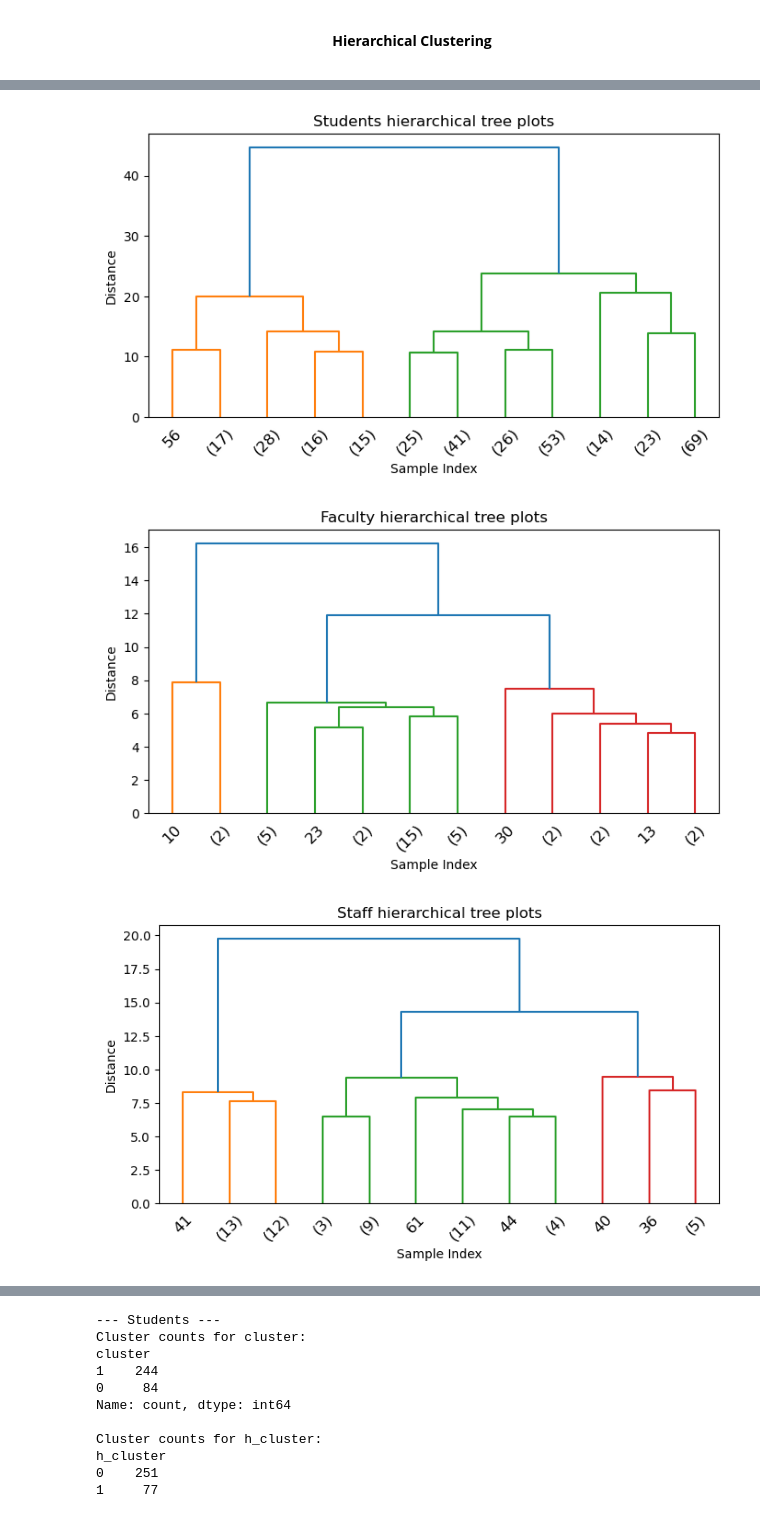
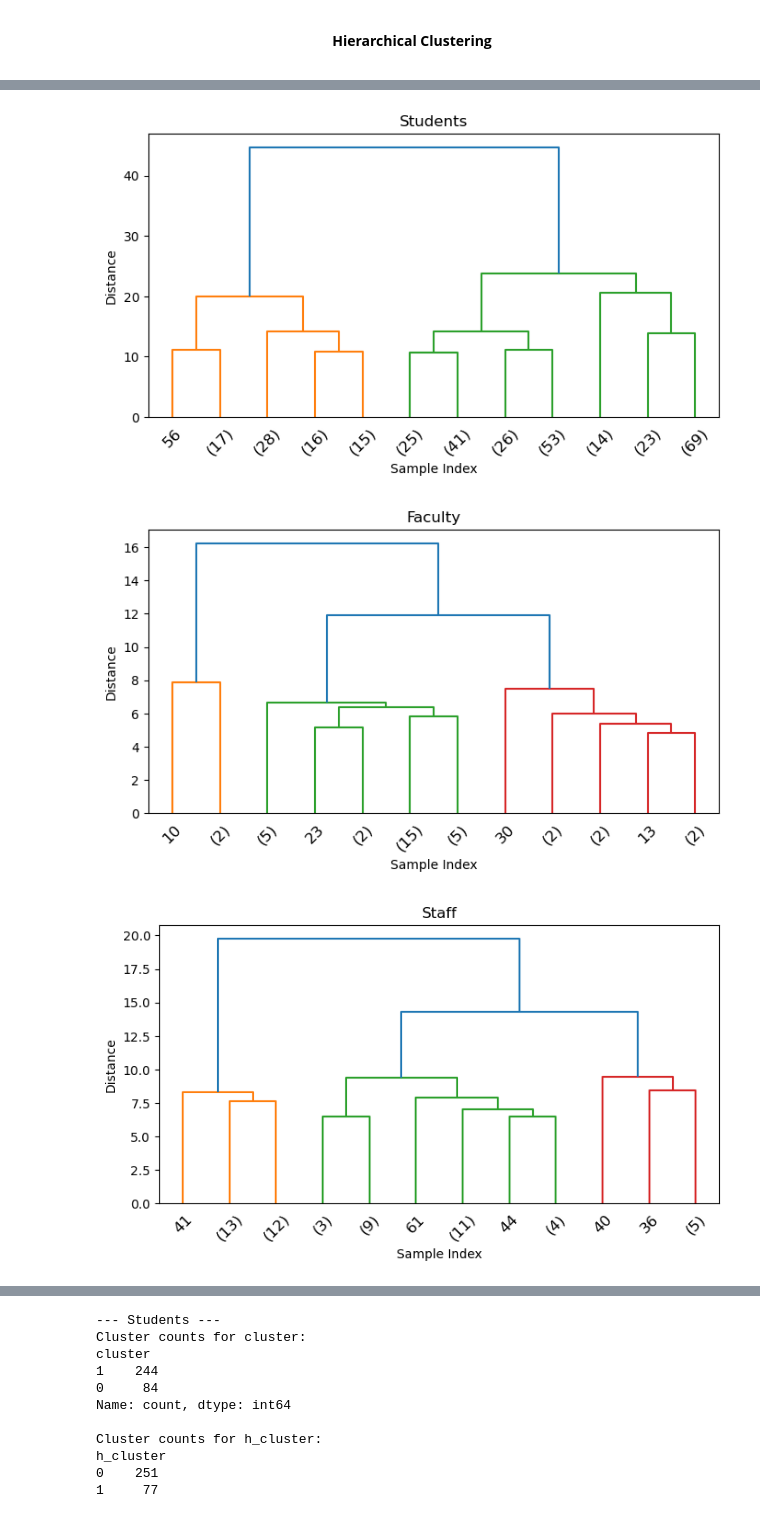
Before and after one commit to sangabrielstephanie/MachineLearningProject-TrinityWellbeing, a Jupyter notebook: Machine Learning Project - Stephanie Sangabriel.ipynb, the cells around one changed output, grey strips where cells are left out. Saved outputs shown, nothing was run; the diff lists cells and outputs as text; code cells hidden in the pictures.

```diff
--- a/Machine Learning Project - Stephanie Sangabriel.ipynb
+++ b/Machine Learning Project - Stephanie Sangabriel.ipynb
@@ -289,20 +291,20 @@ staff_clean['cluster'] = km_staff.fit_predict(X_staff)
 # %%
 def plot_dendrogram(X, title='hierarchical tree plots'):
     linked = linkage(X, method='ward')
     plt.figure(figsize=(8, 4))
     dendrogram(linked, truncate_mode='lastp', p=12, leaf_rotation=45)
     plt.title(title)
     plt.xlabel('Sample Index')
     plt.ylabel('Distance')
     plt.show()
 
-plot_dendrogram(X_students, 'Students hierarchical tree plots')
-plot_dendrogram(X_faculty, 'Faculty hierarchical tree plots')
-plot_dendrogram(X_staff, 'Staff hierarchical tree plots')
+plot_dendrogram(X_students, 'Students')
+plot_dendrogram(X_faculty, 'Faculty')
+plot_dendrogram(X_staff, 'Staff')
 # %% [output]
-[figure, old version]
+[figure, new version]
-[figure, old version]
+[figure, new version]
-[figure, old version]
+[figure, new version]
 # %%
 students_clean['h_cluster'] = AgglomerativeClustering(n_clusters=2).fit_predict(X_students)
 faculty_clean['h_cluster']  = AgglomerativeClustering(n_clusters=2).fit_predict(X_faculty)
```
Also changed, not shown: parts of 7 cells of this notebook.
